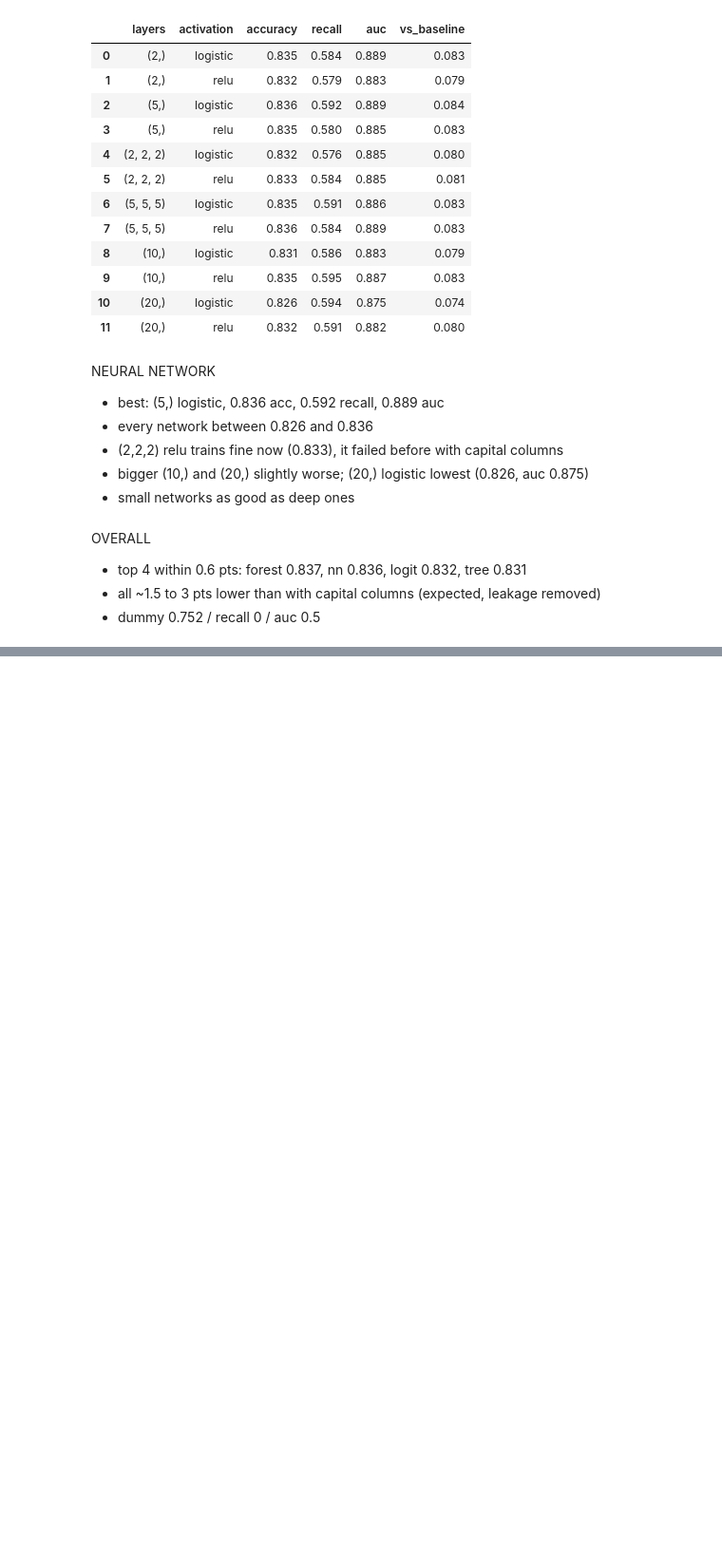
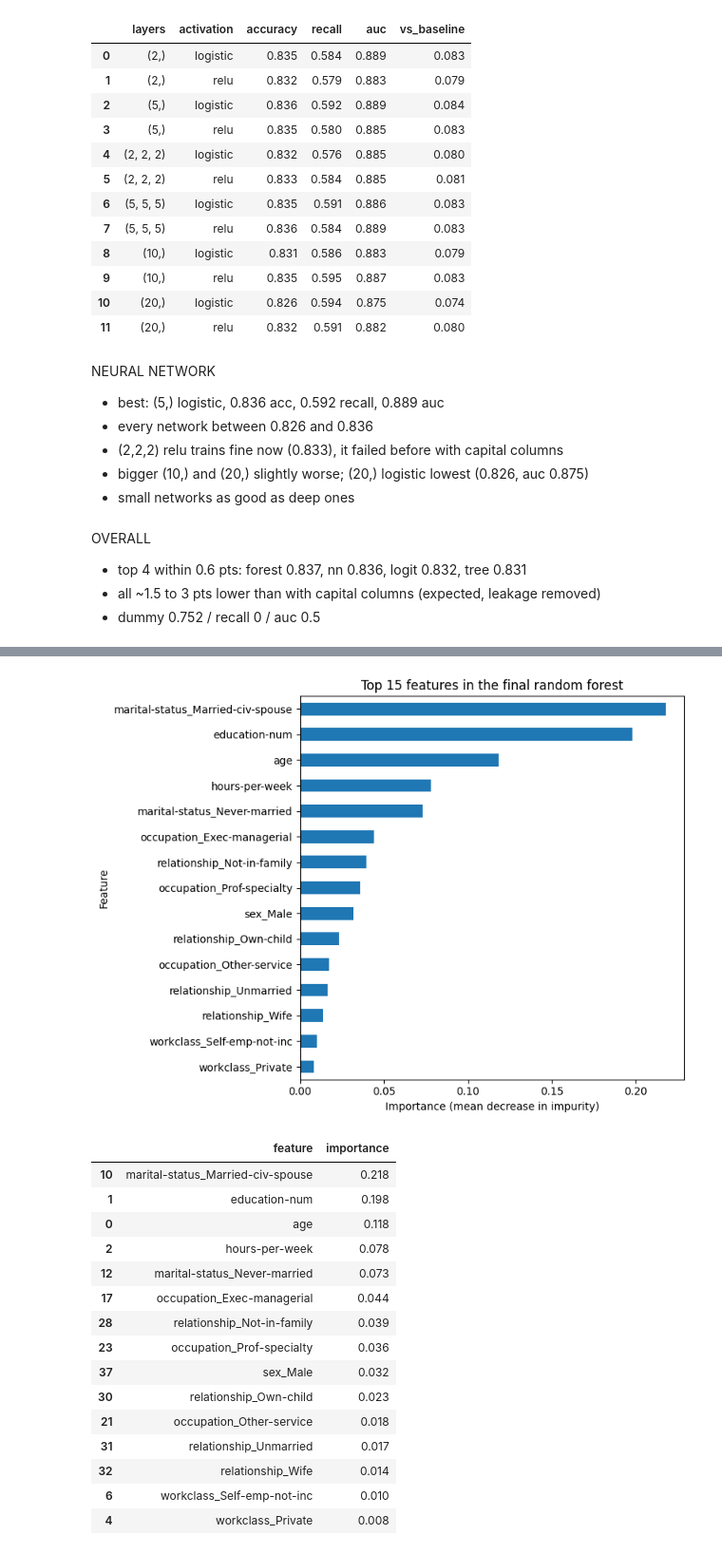
Before and after one commit to juliooo0/Team_A5, a Jupyter notebook: Predictive_Question.ipynb, the cells around one changed output, grey strips where cells are left out. Shown at 95% size. Drawn from its saved outputs; the diff is of its cells as text; code cells hidden in the pictures; blank space fills up the shorter version.

```diff
--- a/Predictive_Question.ipynb
+++ b/Predictive_Question.ipynb
@@ -1091,0 +1200,19 @@ OVERALL
+# %%
+# final test: train the winning model on ALL training data, score it ONCE on the held-back test set
+rf_final = RandomForestClassifier(n_estimators=500, max_depth=20, min_samples_leaf=5,
+                                  max_features='sqrt', random_state=0, n_jobs=-1)
+rf_final.fit(X_train_base, y_train)
+
+test_probs = rf_final.predict_proba(X_test_base)[:, 1]
+test_preds = (test_probs >= 0.5).astype(int)
+
+dummy = DummyClassifier(strategy='most_frequent').fit(X_train_base, y_train)
+test_results = pd.DataFrame({
+    'accuracy': [accuracy_score(y_test, test_preds), accuracy_score(y_test, dummy.predict(X_test_base))],
+    'recall': [recall_score(y_test, test_preds), recall_score(y_test, dummy.predict(X_test_base))],
+    'auc': [roc_auc_score(y_test, test_probs), 0.5],
+}, index=['Random forest (test)', 'Dummy (test)'])
+print(test_results.round(3))
+
+print('\nConfusion matrix (rows = actual, columns = predicted; 0 = <=50K, 1 = >50K):')
+print(confusion_matrix(y_test, test_preds))
@@ -1091,0 +1227,33 @@ OVERALL
+# %%
+# feature importance for the final random forest (same method as the class lab)
+importance_df = pd.DataFrame({'feature': X_train_base.columns,
+                              'importance': rf_final.feature_importances_})
+importance_df = importance_df.sort_values('importance', ascending=False).head(15)
+
+ax = importance_df.plot(kind='barh', x='feature', y='importance', legend=False, figsize=(8, 6))
+ax.invert_yaxis()  # most important at the top
+ax.set_xlabel('Importance (mean decrease in impurity)')
+ax.set_ylabel('Feature')
+ax.set_title('Top 15 features in the final random forest')
+plt.tight_layout()
+plt.show()
+
+importance_df.round(3)
+# %% [output]
+[figure, added]
+|  | feature | importance |
+| 10 | marital-status_Married-civ-spouse | 0.218 |
+| 1 | education-num | 0.198 |
+| 0 | age | 0.118 |
+| 2 | hours-per-week | 0.078 |
+| 12 | marital-status_Never-married | 0.073 |
+| 17 | occupation_Exec-managerial | 0.044 |
+| 28 | relationship_Not-in-family | 0.039 |
+| 23 | occupation_Prof-specialty | 0.036 |
+| 37 | sex_Male | 0.032 |
+| 30 | relationship_Own-child | 0.023 |
+| 21 | occupation_Other-service | 0.018 |
+| 31 | relationship_Unmarried | 0.017 |
+| 32 | relationship_Wife | 0.014 |
+| 6 | workclass_Self-emp-not-inc | 0.010 |
+| 4 | workclass_Private | 0.008 |
```
Also changed, not shown: parts of 12 cells of this notebook.
